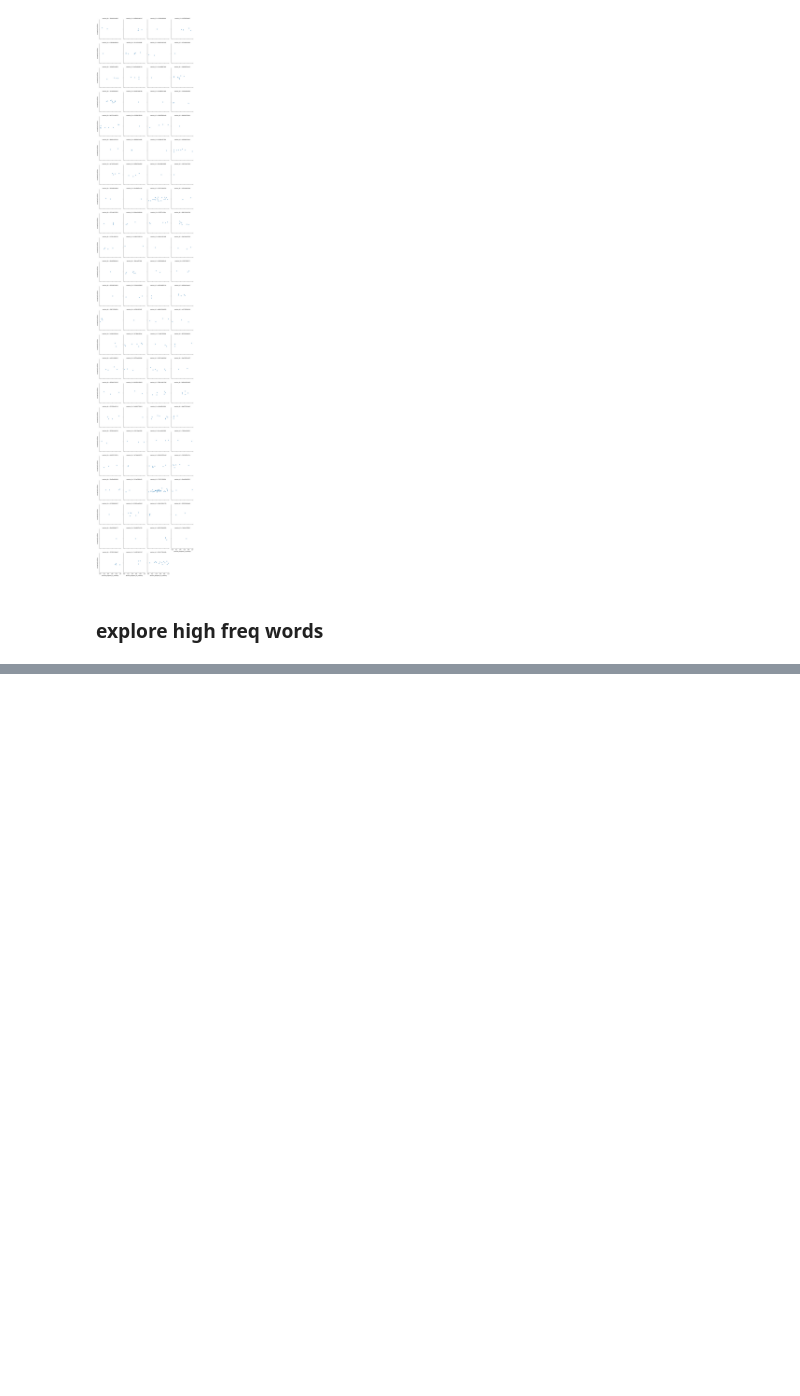
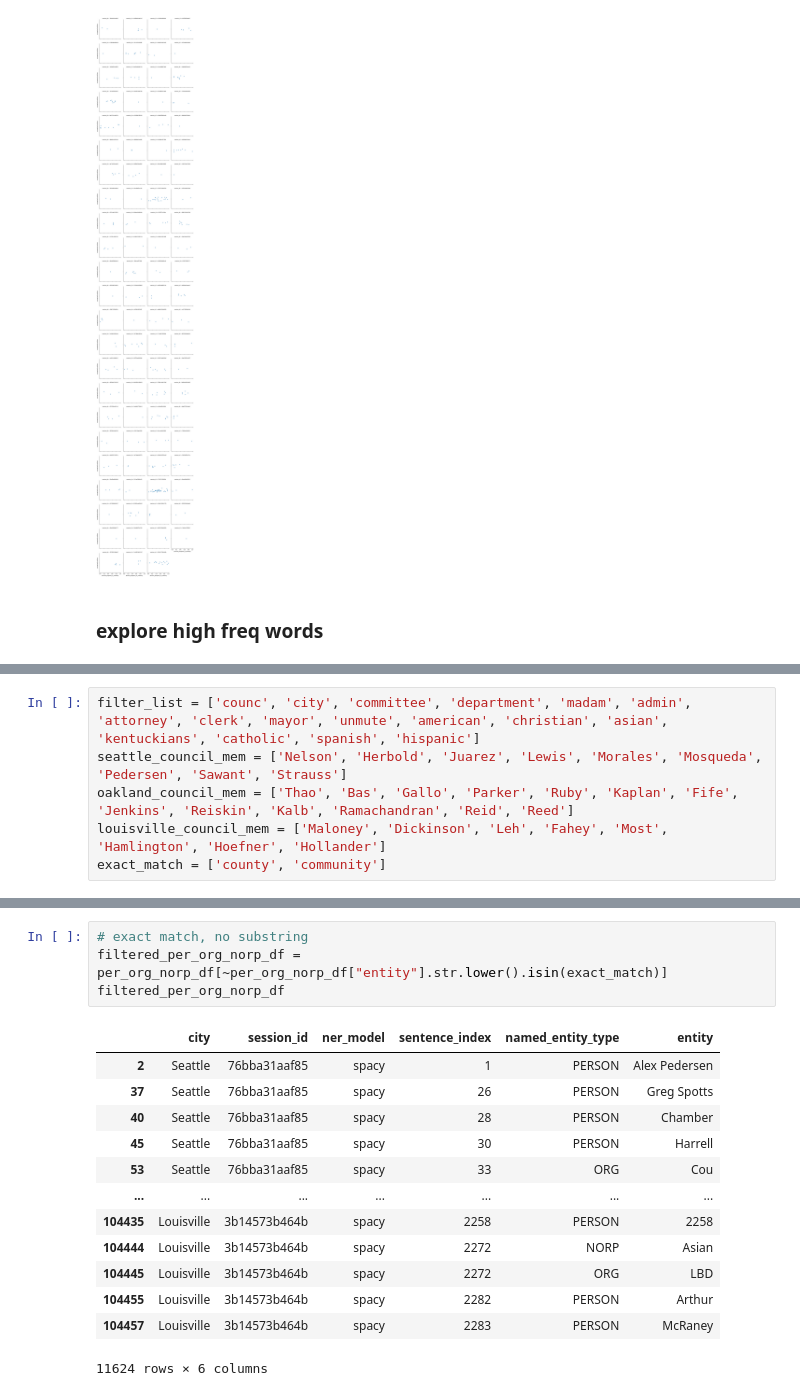
Before and after one commit to PugetSoundClinic-PIT/sig-cdp, a Jupyter notebook: week-4/Week4AngelZhou.ipynb, the cells around one changed output, grey strips where cells are left out. Drawn from its saved outputs; the diff is of its cells as text; blank space fills up the shorter version.

Commit message:
explored filtering

```diff
--- a/week-4/Week4AngelZhou.ipynb
+++ b/week-4/Week4AngelZhou.ipynb
@@ -305 +305,7 @@ per_org_norp_df[per_org_norp_df["entity"].str.contains("counc", na=False)].entit
 Name: entity, dtype: object
+# %%
+filter_list = ['counc', 'city', 'committee', 'department', 'madam', 'admin', 'attorney', 'clerk', 'mayor', 'unmute', 'american', 'christian', 'asian', 'kentuckians', 'catholic', 'spanish', 'hispanic']
+seattle_council_mem = ['Nelson', 'Herbold', 'Juarez', 'Lewis', 'Morales', 'Mosqueda', 'Pedersen', 'Sawant', 'Strauss']
+oakland_council_mem = ['Thao', 'Bas', 'Gallo', 'Parker', 'Ruby', 'Kaplan', 'Fife', 'Jenkins', 'Reiskin', 'Kalb', 'Ramachandran', 'Reid', 'Reed']
+louisville_council_mem = ['Maloney', 'Dickinson', 'Leh', 'Fahey', 'Most', 'Hamlington', 'Hoefner', 'Hollander']
+exact_match = ['county', 'community']
@@ -305,0 +328,18 @@ Name: entity, dtype: object
+# %%
+# exact match, no substring
+filtered_per_org_norp_df = per_org_norp_df[~per_org_norp_df["entity"].str.lower().isin(exact_match)]
+filtered_per_org_norp_df
+# %% [output]
+|  | city | session_id | ner_model | sentence_index | named_entity_type | entity |
+| 2 | Seattle | 76bba31aaf85 | spacy | 1 | PERSON | Alex Pedersen |
+| 37 | Seattle | 76bba31aaf85 | spacy | 26 | PERSON | Greg Spotts |
+| 40 | Seattle | 76bba31aaf85 | spacy | 28 | PERSON | Chamber |
+| 45 | Seattle | 76bba31aaf85 | spacy | 30 | PERSON | Harrell |
+| 53 | Seattle | 76bba31aaf85 | spacy | 33 | ORG | Cou |
+| ... | ... | ... | ... | ... | ... | ... |
+| 104435 | Louisville | 3b14573b464b | spacy | 2258 | PERSON | 2258 |
+| 104444 | Louisville | 3b14573b464b | spacy | 2272 | NORP | Asian |
+| 104445 | Louisville | 3b14573b464b | spacy | 2272 | ORG | LBD |
+| 104455 | Louisville | 3b14573b464b | spacy | 2282 | PERSON | Arthur |
+| 104457 | Louisville | 3b14573b464b | spacy | 2283 | PERSON | McRaney |
+11624 rows × 6 columns
```
Also changed, not shown: parts of 6 cells of this notebook.
